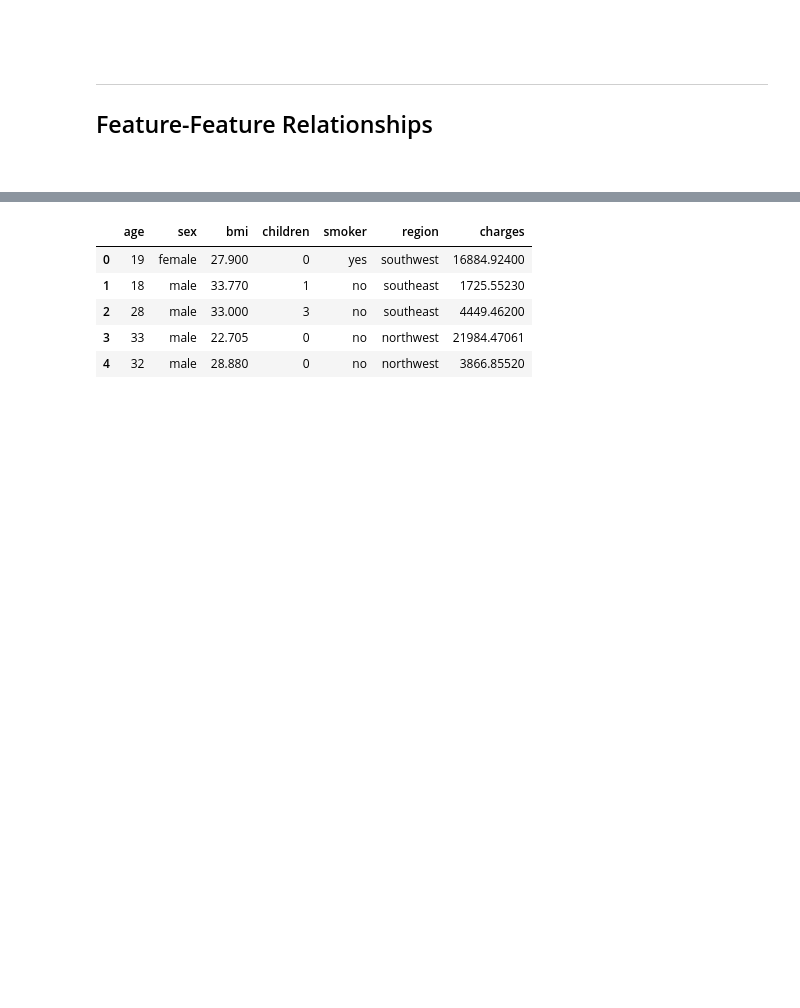
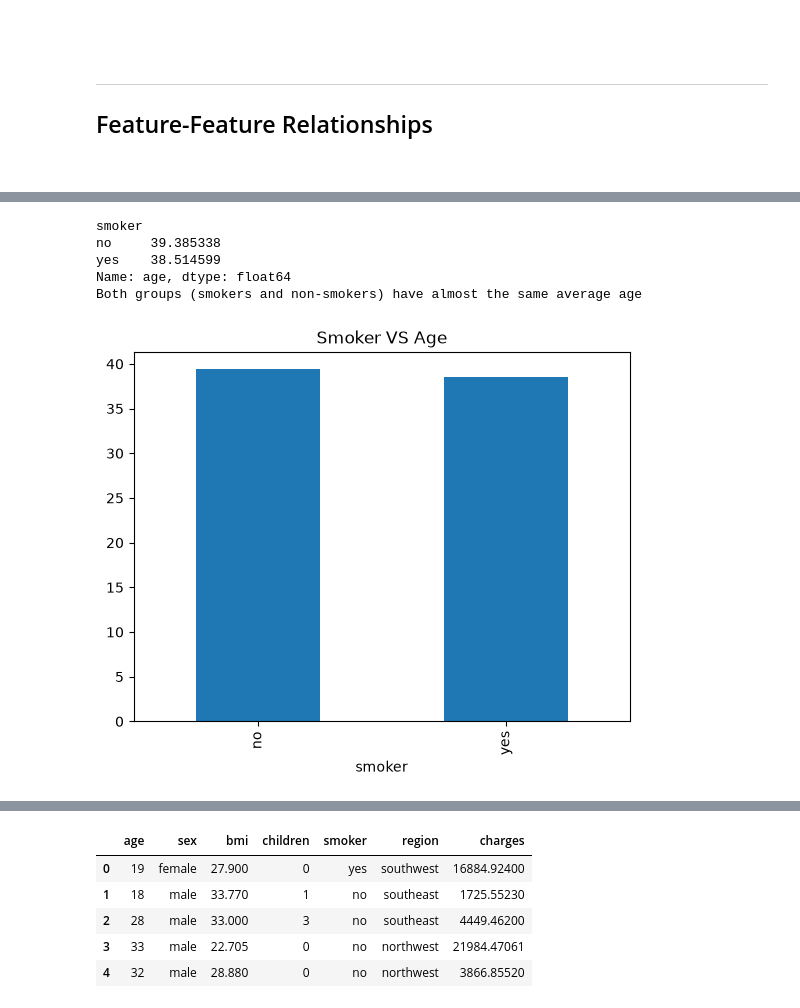
Before and after one commit to MiltonValleL/regression-and-forecasting, a Jupyter notebook: notebooks/01.pre-modelling.ipynb, the cells around one changed output, grey strips where cells are left out. Drawn from its saved outputs; the diff is of its cells as text; code cells hidden in the pictures; blank space fills up the shorter version.

```diff
--- a/notebooks/01.pre-modelling.ipynb
+++ b/notebooks/01.pre-modelling.ipynb
@@ -495,0 +526,14 @@ for ax, row, c in zip(ax.flat, cat_bar, color_plot[2:4]):
+# %%
+smoker_age = insurance.groupby(['smoker'])['age'].mean()
+smoker_age.plot.bar()
+plt.title('Smoker VS Age')
+
+print(smoker_age)
+print('Both groups (smokers and non-smokers) have almost the same average age\n')
+# %% [output]
+smoker
+no     39.385338
+yes    38.514599
+Name: age, dtype: float64
+Both groups (smokers and non-smokers) have almost the same average age
+[figure, added]
```
Also changed, not shown: parts of 6 cells of this notebook.
